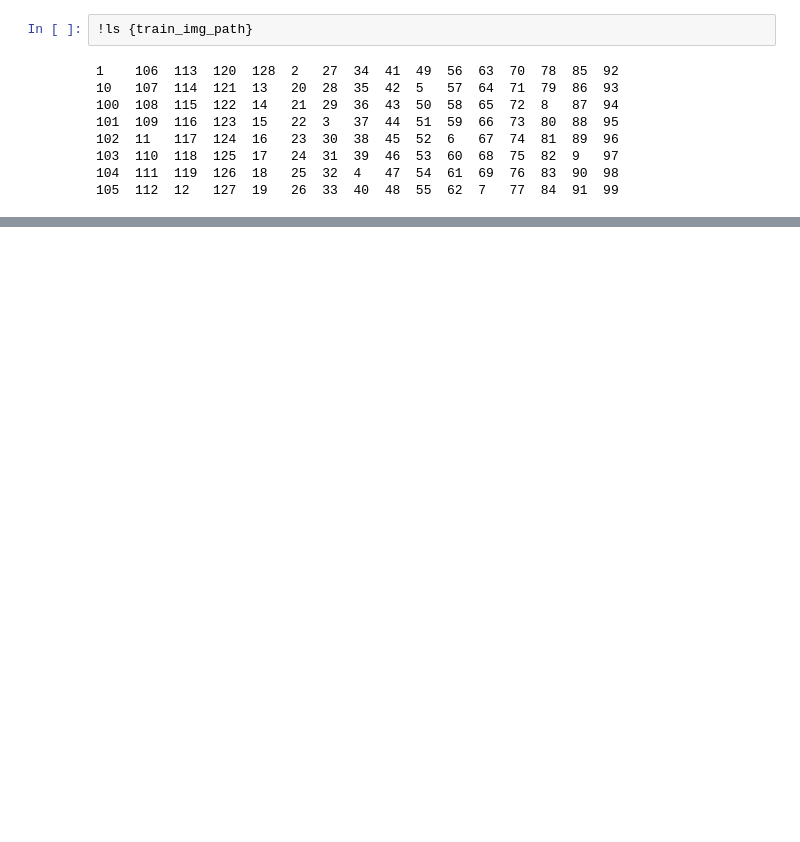
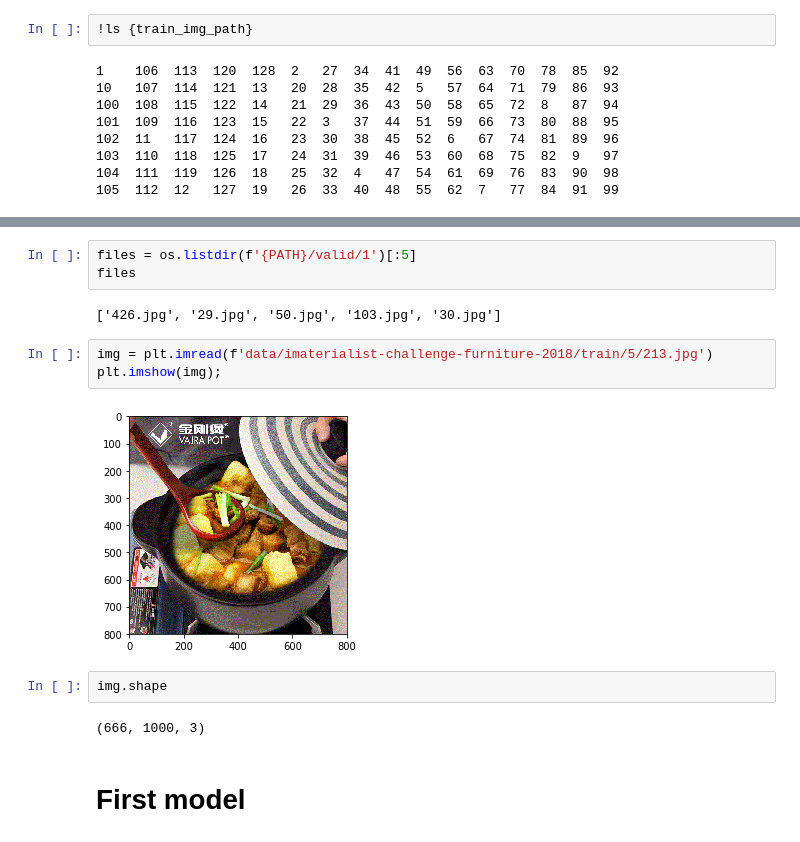
Before and after one commit to vandosant/fastai, a Jupyter notebook: courses/dl1/kaggle-imaterialist-challenge-furniture-2018.ipynb, the cells around one changed output, grey strips where cells are left out. Saved outputs shown, nothing was run; the diff lists cells and outputs as text; blank space fills up the shorter version.

```diff
--- a/courses/dl1/kaggle-imaterialist-challenge-furniture-2018.ipynb
+++ b/courses/dl1/kaggle-imaterialist-challenge-furniture-2018.ipynb
@@ -103,0 +199,16 @@ for image in train_data['images']:
+# %%
+files = os.listdir(f'{PATH}/valid/1')[:5]
+files
+# %% [output]
+['426.jpg', '29.jpg', '50.jpg', '103.jpg', '30.jpg']
+# %%
+img = plt.imread(f'data/imaterialist-challenge-furniture-2018/train/5/213.jpg')
+plt.imshow(img);
+# %% [output]
+[figure, added]
+# %%
+img.shape
+# %% [output]
+(666, 1000, 3)
+# %% [markdown]
+# First model
```
Also changed, not shown: parts of 18 cells of this notebook, 1 other file.
